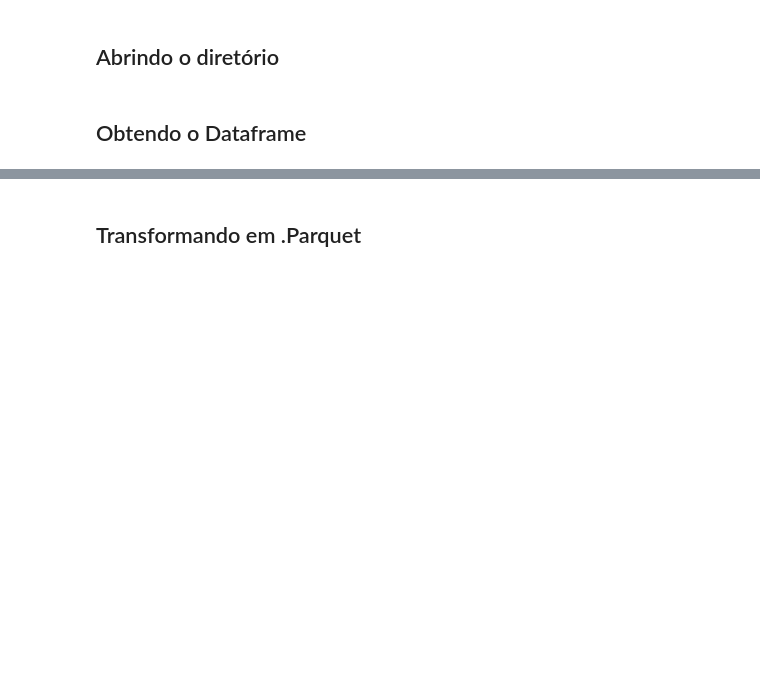
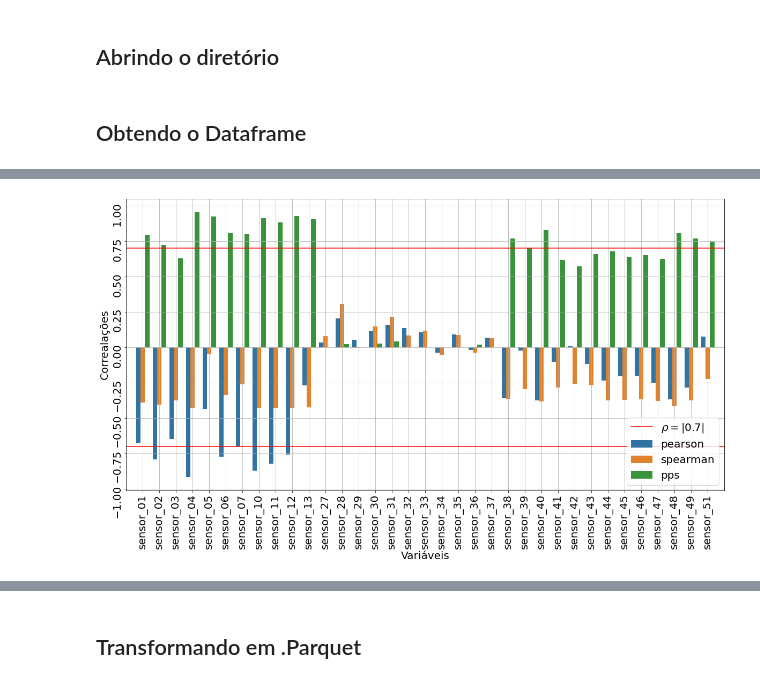
Before and after one commit to JordanAmorim/Predictive_Maintenance_in_Transfer_Pump_with_ML, a Jupyter notebook: ExtractionData.ipynb, the cells around one changed output, grey strips where cells are left out. Cells and saved outputs as stored; diff of their text form; code cells hidden in the pictures; blank space fills up the shorter version.

```diff
--- a/ExtractionData.ipynb
+++ b/ExtractionData.ipynb
@@ -73,0 +153,4 @@ plots.boxplot(Df_v3, sensors=[f'sensor_{i}' for i in ['00', '02', '05', '27']])
+# %%
+plots.corr_plot(Df_v2, th=.7)
+# %% [output]
+[figure, added]
```
Also changed, not shown: parts of 114 cells of this notebook.
